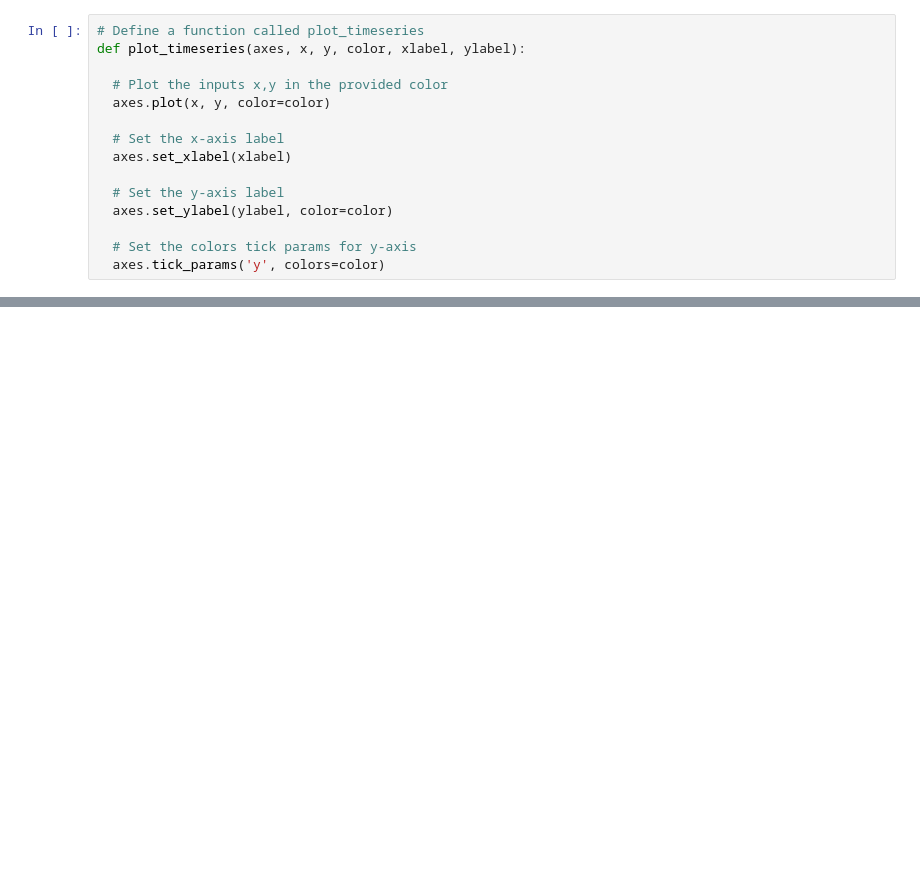
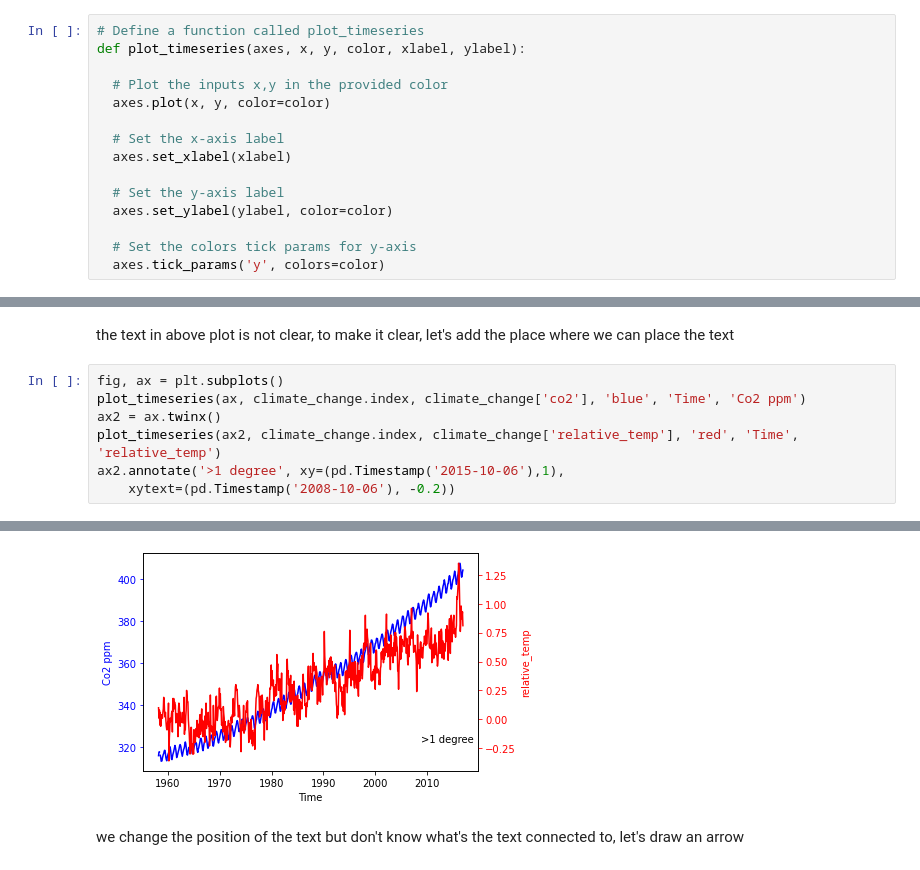
Before and after one commit to Wisal-Mukhtiar/Python-Practices, a Jupyter notebook: data_visualization/visualizing_time_series_data.ipynb, the cells around one changed output, grey strips where cells are left out. Drawn from its saved outputs; the diff is of its cells as text; blank space fills up the shorter version.

```diff
--- a/data_visualization/visualizing_time_series_data.ipynb
+++ b/data_visualization/visualizing_time_series_data.ipynb
@@ -69,0 +83,10 @@ def plot_timeseries(axes, x, y, color, xlabel, ylabel):
+# %% [markdown]
+the text in above plot is not clear, to make it clear, let's add the place where we can place the text
+# %%
+fig, ax = plt.subplots()
+plot_timeseries(ax, climate_change.index, climate_change['co2'], 'blue', 'Time', 'Co2 ppm')
+ax2 = ax.twinx()
+plot_timeseries(ax2, climate_change.index, climate_change['relative_temp'], 'red', 'Time', 'relative_temp')
+ax2.annotate('>1 degree', xy=(pd.Timestamp('2015-10-06'),1),
+    xytext=(pd.Timestamp('2008-10-06'), -0.2))
+# %% [output]
@@ -69,0 +94,3 @@ def plot_timeseries(axes, x, y, color, xlabel, ylabel):
+[figure, added]
+# %% [markdown]
+we change the position of the text but don't know what's the text connected to, let's draw an arrow
```
Also changed, not shown: parts of 4 cells of this notebook.
